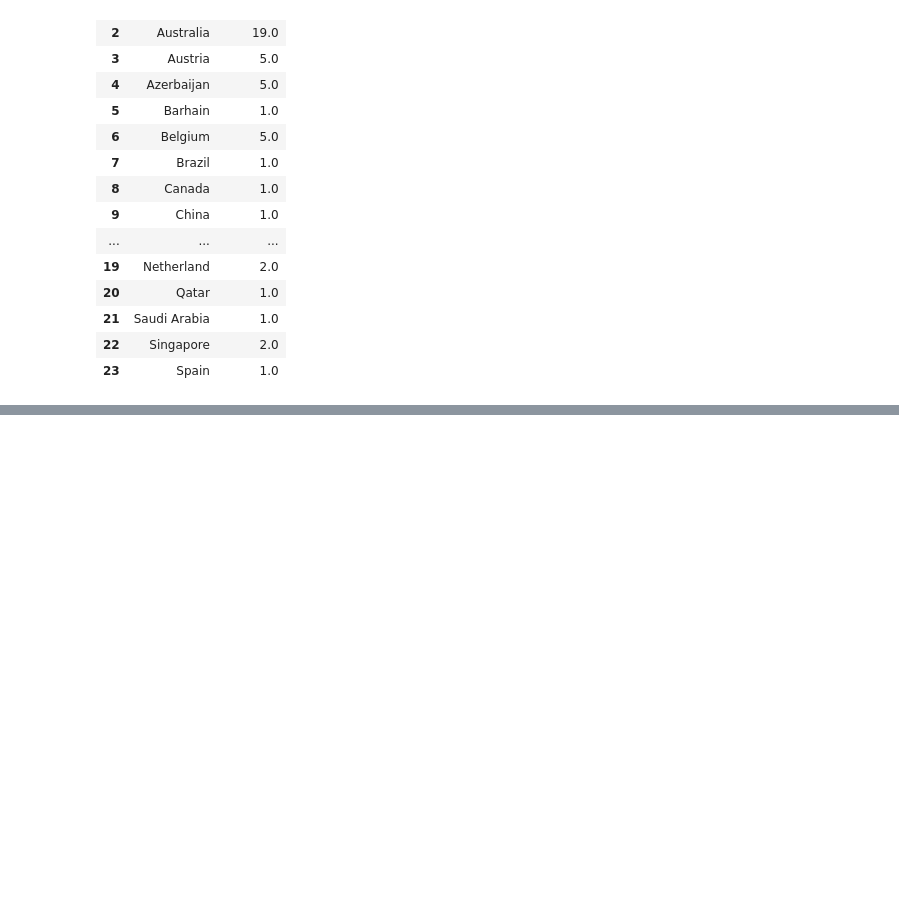
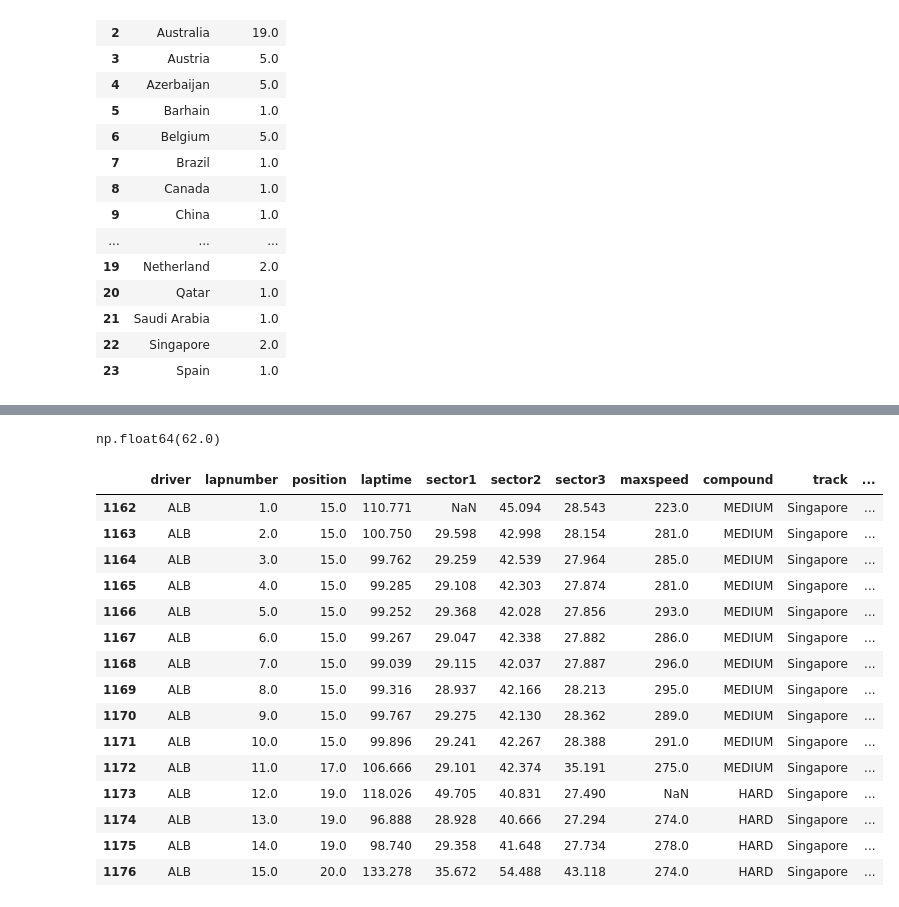
Before and after one commit to TorisutanKholwes/f1_data_analysis, a Jupyter notebook: dashboard.ipynb, the cells around one changed output, grey strips where cells are left out. Cells and saved outputs as stored; diff of their text form; code cells hidden in the pictures; blank space fills up the shorter version.

```diff
--- a/dashboard.ipynb
+++ b/dashboard.ipynb
@@ -406,0 +500,35 @@ f1_team.query('track == "Australia" and driver == "VER"')
+# %%
+(
+    f1_team
+    .query(f"track == '{track}'")
+    .groupby('full_name')
+    .agg(
+        max_lap=('lapnumber', 'max'),
+    )
+    .reset_index()
+)['max_lap'].max()
+# %% [output]
+np.float64(62.0)
+# %%
+lap = 14
+(
+    f1_team
+    .query(f"track == '{track}' and full_name == 'Alexander Albon'")
+)
+# %% [output]
+|  | driver | lapnumber | position | laptime | sector1 | sector2 | sector3 | maxspeed | compound | track | ... |
+| 1162 | ALB | 1.0 | 15.0 | 110.771 | NaN | 45.094 | 28.543 | 223.0 | MEDIUM | Singapore | ... |
+| 1163 | ALB | 2.0 | 15.0 | 100.750 | 29.598 | 42.998 | 28.154 | 281.0 | MEDIUM | Singapore | ... |
+| 1164 | ALB | 3.0 | 15.0 | 99.762 | 29.259 | 42.539 | 27.964 | 285.0 | MEDIUM | Singapore | ... |
+| 1165 | ALB | 4.0 | 15.0 | 99.285 | 29.108 | 42.303 | 27.874 | 281.0 | MEDIUM | Singapore | ... |
+| 1166 | ALB | 5.0 | 15.0 | 99.252 | 29.368 | 42.028 | 27.856 | 293.0 | MEDIUM | Singapore | ... |
+| 1167 | ALB | 6.0 | 15.0 | 99.267 | 29.047 | 42.338 | 27.882 | 286.0 | MEDIUM | Singapore | ... |
+| 1168 | ALB | 7.0 | 15.0 | 99.039 | 29.115 | 42.037 | 27.887 | 296.0 | MEDIUM | Singapore | ... |
+| 1169 | ALB | 8.0 | 15.0 | 99.316 | 28.937 | 42.166 | 28.213 | 295.0 | MEDIUM | Singapore | ... |
+| 1170 | ALB | 9.0 | 15.0 | 99.767 | 29.275 | 42.130 | 28.362 | 289.0 | MEDIUM | Singapore | ... |
+| 1171 | ALB | 10.0 | 15.0 | 99.896 | 29.241 | 42.267 | 28.388 | 291.0 | MEDIUM | Singapore | ... |
+| 1172 | ALB | 11.0 | 17.0 | 106.666 | 29.101 | 42.374 | 35.191 | 275.0 | MEDIUM | Singapore | ... |
+| 1173 | ALB | 12.0 | 19.0 | 118.026 | 49.705 | 40.831 | 27.490 | NaN | HARD | Singapore | ... |
+| 1174 | ALB | 13.0 | 19.0 | 96.888 | 28.928 | 40.666 | 27.294 | 274.0 | HARD | Singapore | ... |
+| 1175 | ALB | 14.0 | 19.0 | 98.740 | 29.358 | 41.648 | 27.734 | 278.0 | HARD | Singapore | ... |
+| 1176 | ALB | 15.0 | 20.0 | 133.278 | 35.672 | 54.488 | 43.118 | 274.0 | HARD | Singapore | ... |
```
Also changed, not shown: parts of 19 cells of this notebook, 14 other files.
